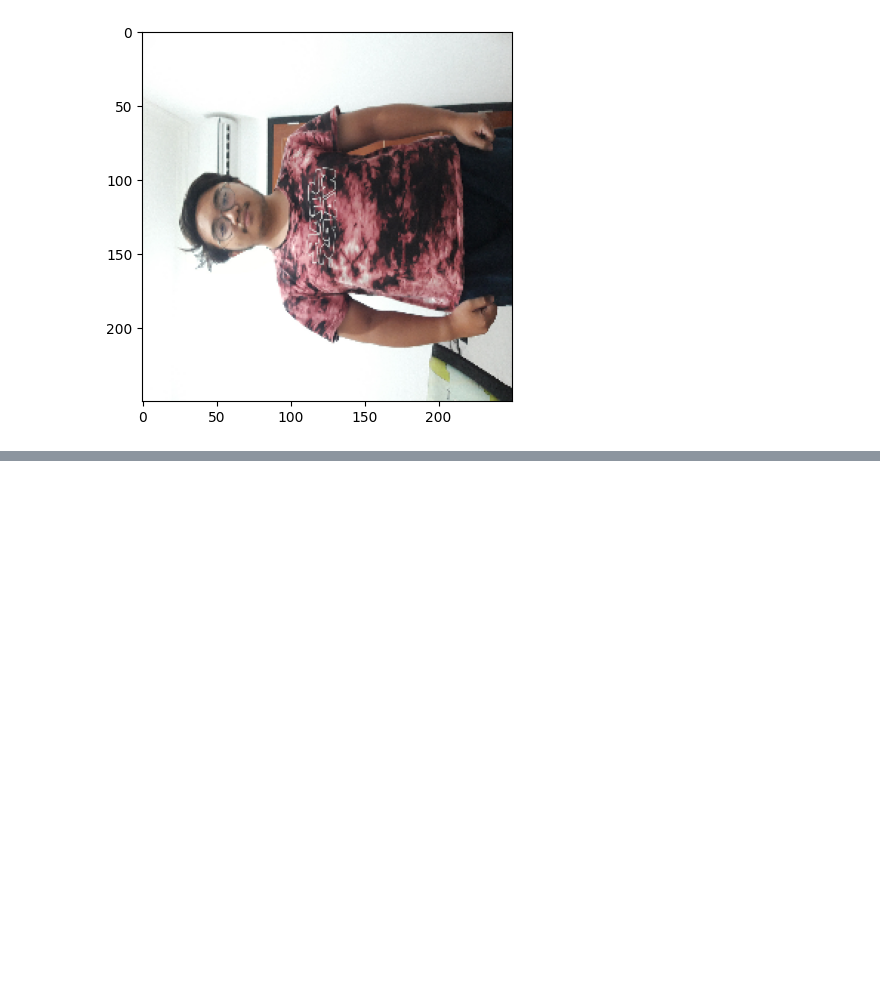
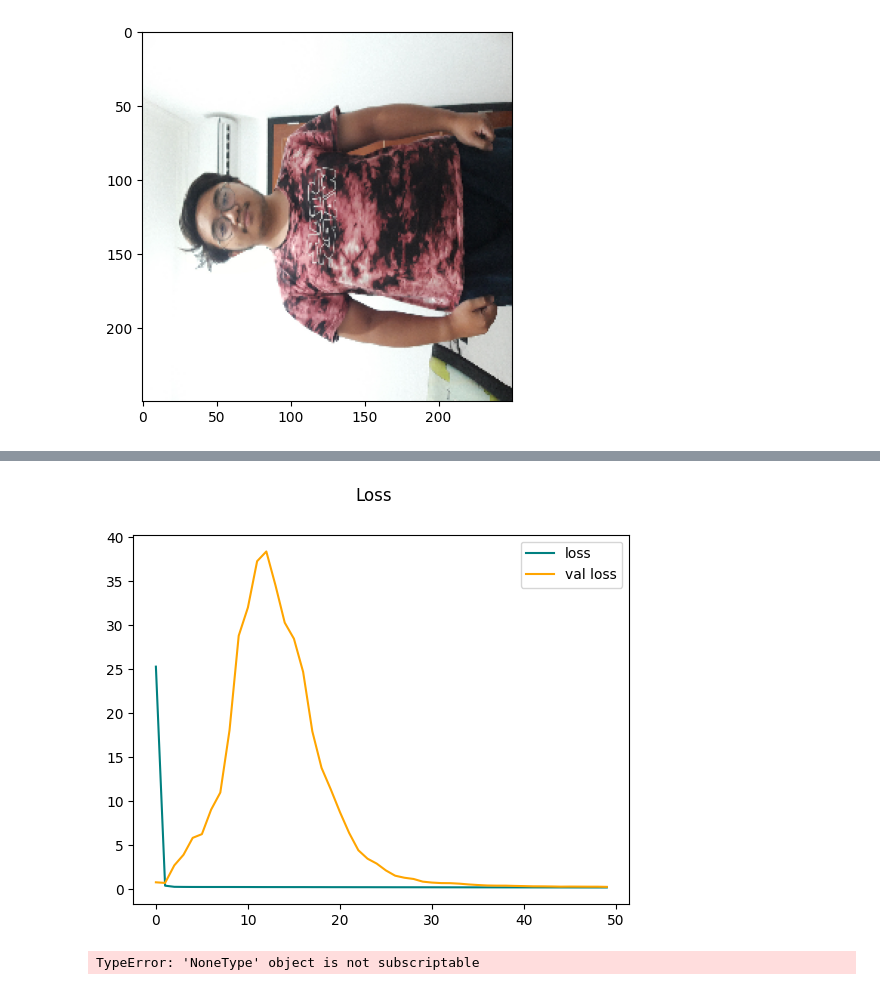
Before and after one commit to Clothize-App-Bangkit-Capstone-Project/Clothize-ML, a Jupyter notebook: Project/DataCollection.ipynb, the cells around one changed output, grey strips where cells are left out. Saved outputs shown, nothing was run; the diff lists cells and outputs as text; code cells hidden in the pictures; blank space fills up the shorter version.

```diff
--- a/Project/DataCollection.ipynb
+++ b/Project/DataCollection.ipynb
@@ -211,0 +177,13 @@ for partition in ['train', 'test', 'val']:
+# %%
+model = Sequential([
+    Input(shape=(250,250,3)),
+    ResNet152V2(include_top=False, input_shape=(250,250,3)),
+    Conv2D(512, 3, padding='same', activation='relu'),
+    # Conv2D(512, 3, padding='same', activation='relu'),
+    Conv2D(256, 3, 2, padding='same', activation='relu'),
+    Conv2D(256, 2, 2, activation='relu'),
+    Dropout(0.05),
+    Conv2D(4, 2, 2),
+    Dense(16),
+    Reshape((2, 8))
+])
@@ -211,0 +210,5 @@ for partition in ['train', 'test', 'val']:
+# %%
+optimizer = tf.keras.optimizers.Adam(learning_rate=0.001)
+loss = tf.keras.losses.MeanSquaredError()
+# %%
+model.compile(optimizer, loss)
@@ -211,0 +225,2 @@ for partition in ['train', 'test', 'val']:
+# %%
+hist = model.fit(train, epochs=50, validation_data=val)
@@ -211,0 +265,31 @@ for partition in ['train', 'test', 'val']:
+# %%
+plt.plot(hist.history['loss'], color='teal', label='loss')
+plt.plot(hist.history['val_loss'], color='orange', label='val loss')
+plt.suptitle('Loss')
+plt.legend()
+plt.show()
+# %% [output]
+[figure, added]
+# %%
+cap = cv2.VideoCapture(0)
+while cap.isOpened():
+    _ , frame = cap.read()
+
+    frame = frame[50:500,50:500,:]
+    rgb_img = cv2.cvtColor(frame, cv2.COLOR_BGR2RGB)
+    resized = cv2.resize(rgb_img, (250,250))
+
+    yhat = model.predict(np.expand_dims(resized/255,0))
+    sample_coords = yhat[0,:4]
+
+    cv2.circle(frame, tuple(np.multiply(sample_coords[:2], [450,450]).astype(int)), 2, (255,0,0), -1)
+    cv2.circle(frame, tuple(np.multiply(sample_coords[2:], [450,450]).astype(int)), 2, (0,255,0), -1)
+
+    cv2.imshow('EyeTrack', frame)
+
+    if cv2.waitKey(1) & 0xFF == ord('q'):
+        break
+cap.release()
+cv2.destroyAllWindows()
+# %% [output]
+TypeError: 'NoneType' object is not subscriptable
```
Also changed, not shown: parts of 37 cells of this notebook, 1 other file.
